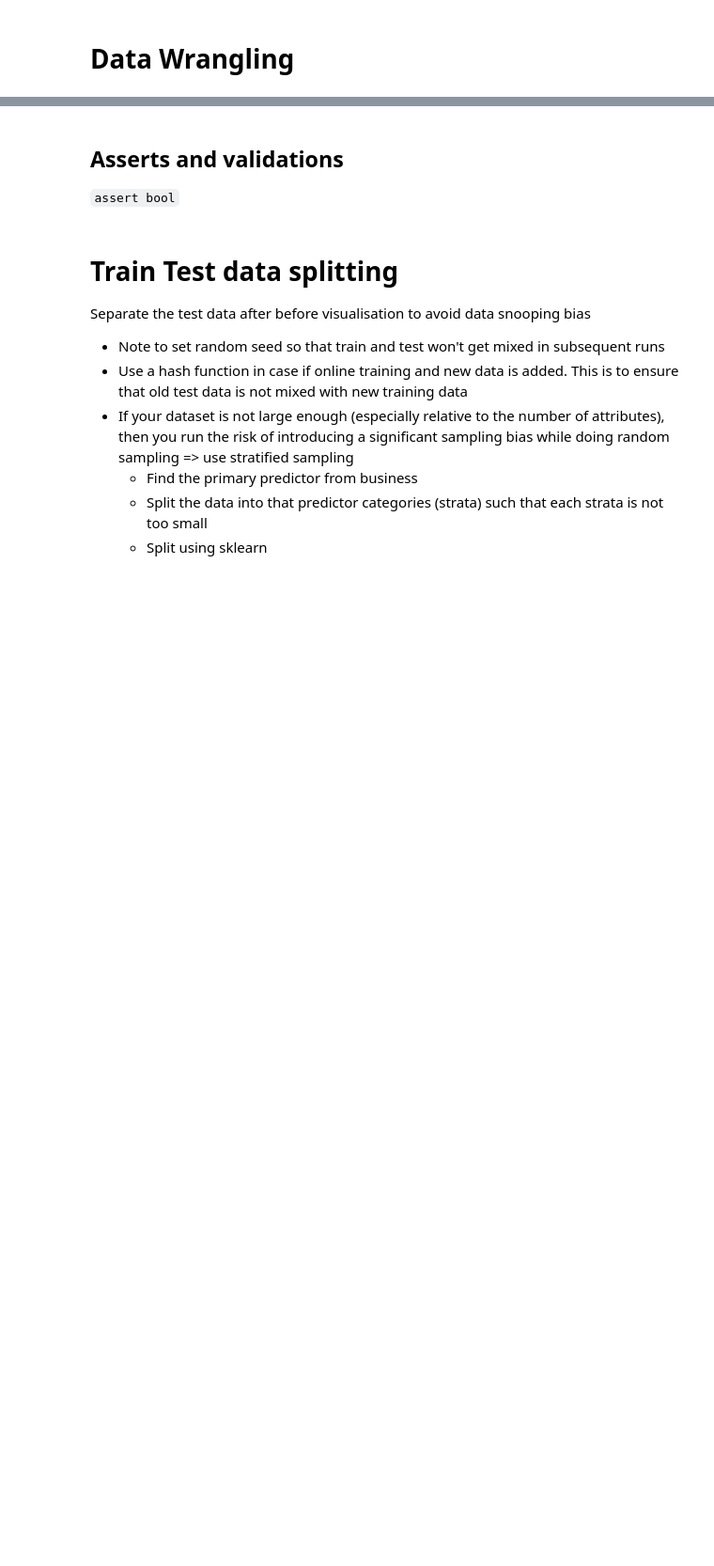
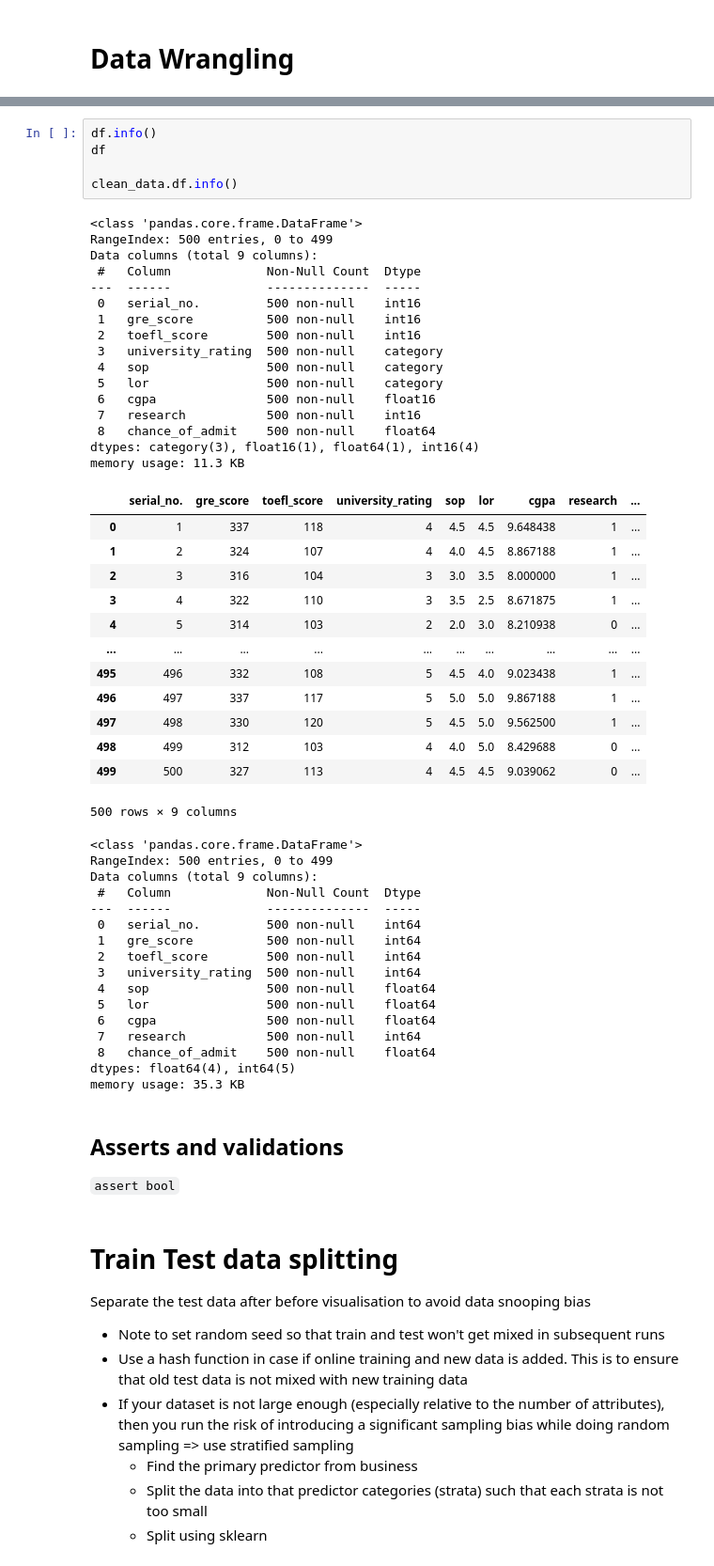
Before and after one commit to jyothisable/IVY-League-Collage-Predictor, a Jupyter notebook: notebooks/EDA.ipynb, the cells around one changed output, grey strips where cells are left out. Shown at 94% size. Drawn from its saved outputs; the diff is of its cells as text; blank space fills up the shorter version.

Commit message:
data type and range constrain done

```diff
--- a/notebooks/EDA.ipynb
+++ b/notebooks/EDA.ipynb
@@ -212,3 +270,54 @@ memory usage: 35.3 KB
+# %%
+df.info()
+df
+
+clean_data.df.info()
+# %% [output]
+<class 'pandas.core.frame.DataFrame'>
+RangeIndex: 500 entries, 0 to 499
+Data columns (total 9 columns):
+ #   Column             Non-Null Count  Dtype
+---  ------             --------------  -----
+ 0   serial_no.         500 non-null    int16
+ 1   gre_score          500 non-null    int16
+ 2   toefl_score        500 non-null    int16
+ 3   university_rating  500 non-null    category
+ 4   sop                500 non-null    category
+ 5   lor                500 non-null    category
+ 6   cgpa               500 non-null    float16
+ 7   research           500 non-null    int16
+ 8   chance_of_admit    500 non-null    float64
+dtypes: category(3), float16(1), float64(1), int16(4)
+memory usage: 11.3 KB
+|  | serial_no. | gre_score | toefl_score | university_rating | sop | lor | cgpa | research | ... |
+| 0 | 1 | 337 | 118 | 4 | 4.5 | 4.5 | 9.648438 | 1 | ... |
+| 1 | 2 | 324 | 107 | 4 | 4.0 | 4.5 | 8.867188 | 1 | ... |
+| 2 | 3 | 316 | 104 | 3 | 3.0 | 3.5 | 8.000000 | 1 | ... |
+| 3 | 4 | 322 | 110 | 3 | 3.5 | 2.5 | 8.671875 | 1 | ... |
+| 4 | 5 | 314 | 103 | 2 | 2.0 | 3.0 | 8.210938 | 0 | ... |
+| ... | ... | ... | ... | ... | ... | ... | ... | ... | ... |
+| 495 | 496 | 332 | 108 | 5 | 4.5 | 4.0 | 9.023438 | 1 | ... |
+| 496 | 497 | 337 | 117 | 5 | 5.0 | 5.0 | 9.867188 | 1 | ... |
+| 497 | 498 | 330 | 120 | 5 | 4.5 | 5.0 | 9.562500 | 1 | ... |
+| 498 | 499 | 312 | 103 | 4 | 4.0 | 5.0 | 8.429688 | 0 | ... |
+| 499 | 500 | 327 | 113 | 4 | 4.5 | 4.5 | 9.039062 | 0 | ... |
+500 rows × 9 columns
+<class 'pandas.core.frame.DataFrame'>
+RangeIndex: 500 entries, 0 to 499
+Data columns (total 9 columns):
+ #   Column             Non-Null Count  Dtype
+---  ------             --------------  -----
+ 0   serial_no.         500 non-null    int64
+ 1   gre_score          500 non-null    int64
+ 2   toefl_score        500 non-null    int64
+ 3   university_rating  500 non-null    int64
+ 4   sop                500 non-null    float64
+ 5   lor                500 non-null    float64
+ 6   cgpa               500 non-null    float64
+ 7   research           500 non-null    int64
+ 8   chance_of_admit    500 non-null    float64
+dtypes: float64(4), int64(5)
+memory usage: 35.3 KB
 # %% [markdown]
 ## Asserts and validations
 `assert bool`
```
Also changed, not shown: parts of 2 cells of this notebook.
